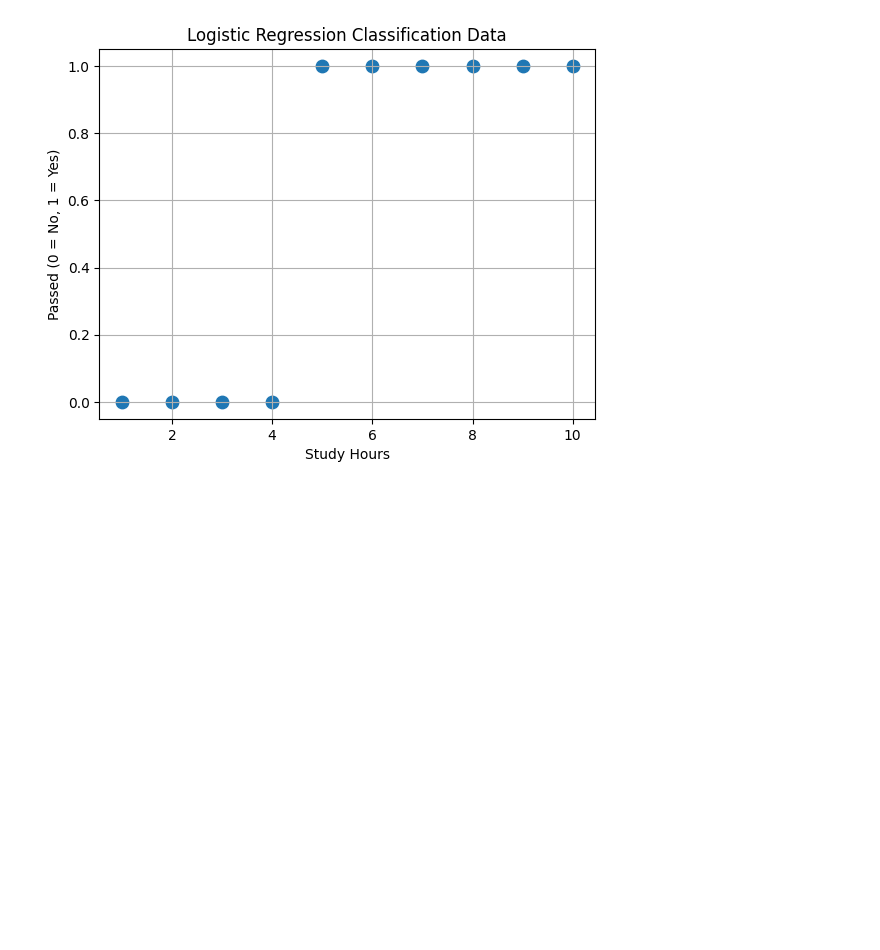
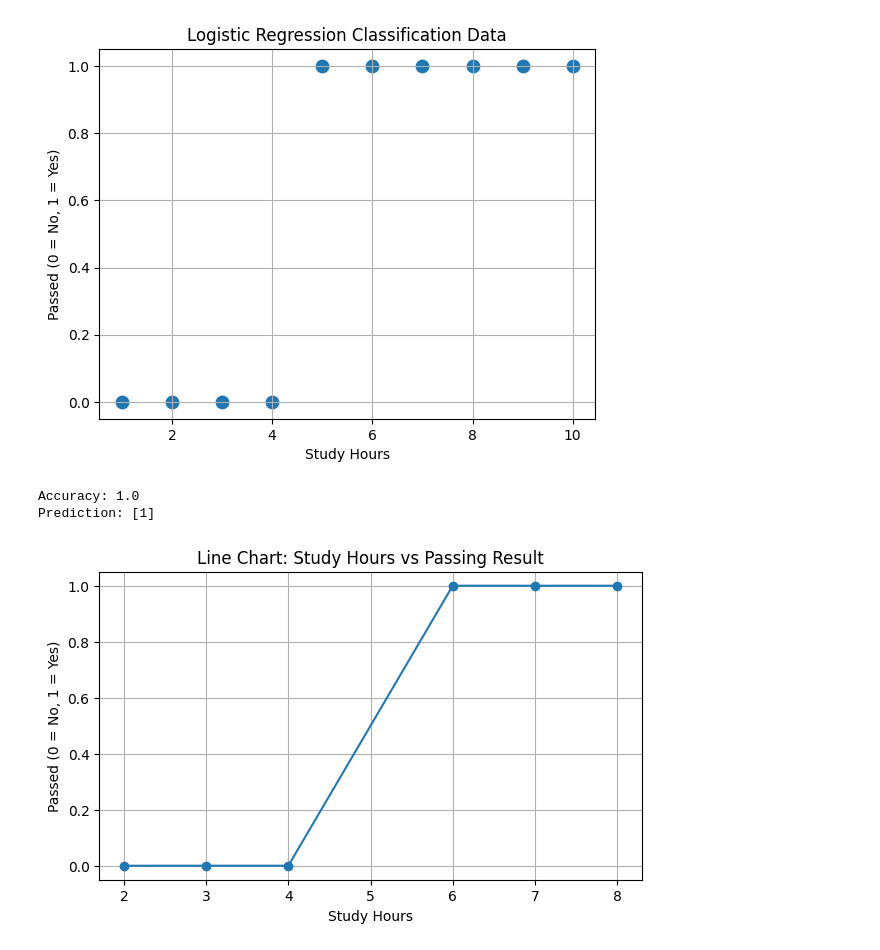
Before and after one commit to Subinkvs/ML_Scikit_Learn, a Jupyter notebook: Juypter_Scikit_Learn.ipynb, the cells around one changed output. Saved outputs shown, nothing was run; the diff lists cells and outputs as text; code cells hidden in the pictures; blank space fills up the shorter version.

Commit message:
added logistic regression and decision tree

```diff
--- a/Juypter_Scikit_Learn.ipynb
+++ b/Juypter_Scikit_Learn.ipynb
@@ -196,3 +196,57 @@ Confusion Matrix:
  [0 1]]
 Passed (1) or Failed (0): 1
 [figure]
+# %%
+from sklearn.tree import DecisionTreeClassifier, plot_tree
+from sklearn.model_selection import train_test_split
+from sklearn.metrics import accuracy_score
+import pandas as pd
+import matplotlib.pyplot as plt
+
+# Dataset
+data = {
+    "study_hours": [2, 3, 4, 6, 7, 8],
+    "attendance":  [60, 65, 70, 75, 80, 85],
+    "passed":      [0, 0, 0, 1, 1, 1]
+}
+
+df = pd.DataFrame(data)
+
+# Features and target
+X = df[['study_hours', 'attendance']]
+y = df['passed']
+
+# Train-Test Split
+X_train, X_test, y_train, y_test = train_test_split(
+    X, y, test_size=0.3, random_state=42
+)
+
+# Train Decision Tree Model
+model = DecisionTreeClassifier()
+model.fit(X_train, y_train)
+
+# Predict
+y_pred = model.predict(X_test)
+
+# Accuracy
+print("Accuracy:", accuracy_score(y_test, y_pred))
+
+# Predict New Student
+new_student = [[7, 80]]
+print("Prediction:", model.predict(new_student))
+
+# ----------------------------------------------
+# PLOT THE DECISION TREE GRAPH
+# ----------------------------------------------
+plt.figure(figsize=(7,4))
+plt.plot(df["study_hours"], df["passed"], marker='o')
+
+plt.xlabel("Study Hours")
+plt.ylabel("Passed (0 = No, 1 = Yes)")
+plt.title("Line Chart: Study Hours vs Passing Result")
+plt.grid(True)
+plt.show()
+# %% [output]
+Accuracy: 1.0
+Prediction: [1]
+[figure, added]
```
